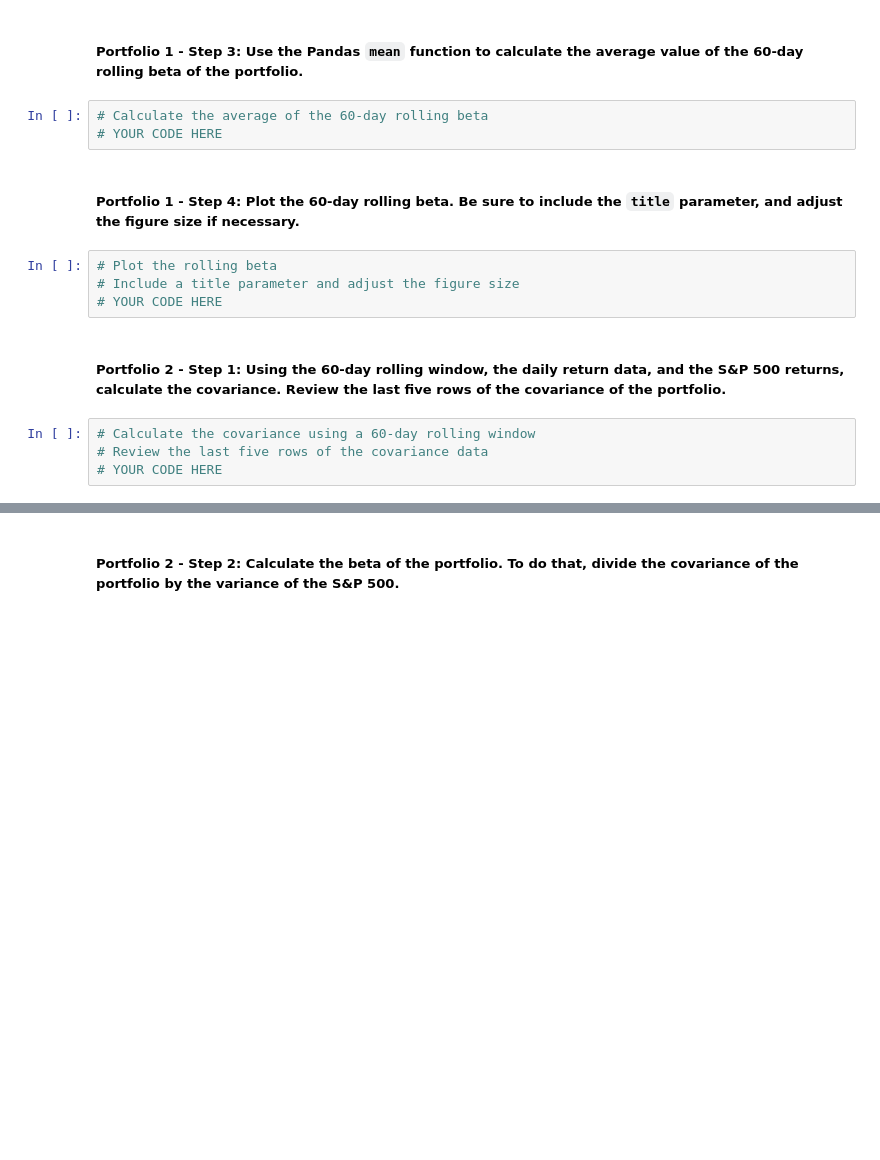
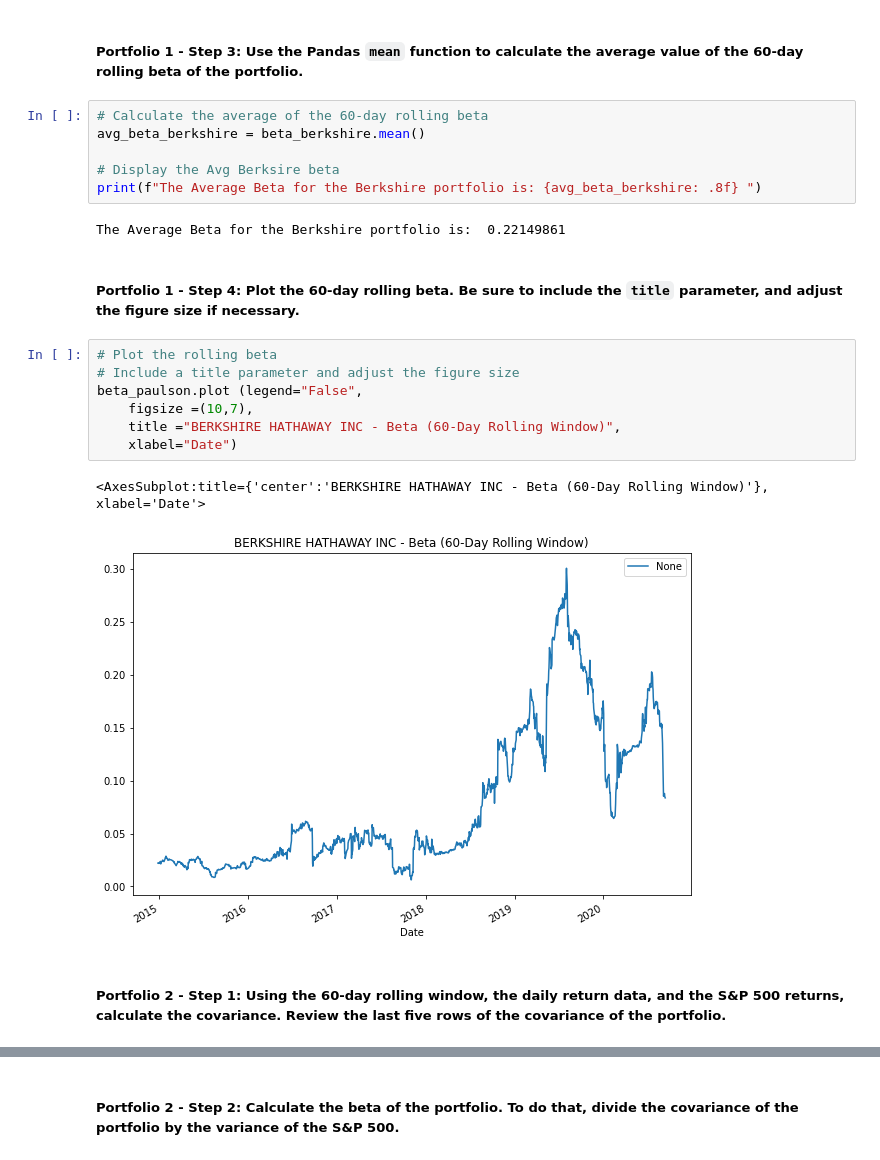
Before and after one commit to douglasg-fintec/Portfolio_Managment, a Jupyter notebook: risk_return_analysis.ipynb, the cells around one changed output, grey strips where cells are left out. Drawn from its saved outputs; the diff is of its cells as text; blank space fills up the shorter version.

```diff
--- a/risk_return_analysis.ipynb
+++ b/risk_return_analysis.ipynb
@@ -490,16 +529,23 @@ Your analysis is nearing completion. Now, you need to evaluate how the portfolio
 ##### Portfolio 1 - Step 3: Use the Pandas `mean` function to calculate the average value of the 60-day rolling beta of the portfolio.
 # %%
 # Calculate the average of the 60-day rolling beta
-# YOUR CODE HERE
+avg_beta_berkshire = beta_berkshire.mean()
+
+# Display the Avg Berksire beta
+print(f"The Average Beta for the Berkshire portfolio is: {avg_beta_berkshire: .8f} ")
+# %% [output]
+The Average Beta for the Berkshire portfolio is:  0.22149861
 # %% [markdown]
 ##### Portfolio 1 - Step 4: Plot the 60-day rolling beta. Be sure to include the `title` parameter, and adjust the figure size if necessary.
 # %%
 # Plot the rolling beta
 # Include a title parameter and adjust the figure size
-# YOUR CODE HERE
+beta_paulson.plot (legend="False",
+    figsize =(10,7),
+    title ="BERKSHIRE HATHAWAY INC - Beta (60-Day Rolling Window)",
+    xlabel="Date")
+# %% [output]
+<AxesSubplot:title={'center':'BERKSHIRE HATHAWAY INC - Beta (60-Day Rolling Window)'}, xlabel='Date'>
+[figure, added]
 # %% [markdown]
 ##### Portfolio 2 - Step 1: Using the 60-day rolling window, the daily return data, and the S&P 500 returns, calculate the covariance. Review the last five rows of the covariance of the portfolio.
-# %%
-# Calculate the covariance using a 60-day rolling window
-# Review the last five rows of the covariance data
-# YOUR CODE HERE
```
Also changed, not shown: parts of 14 cells of this notebook.
